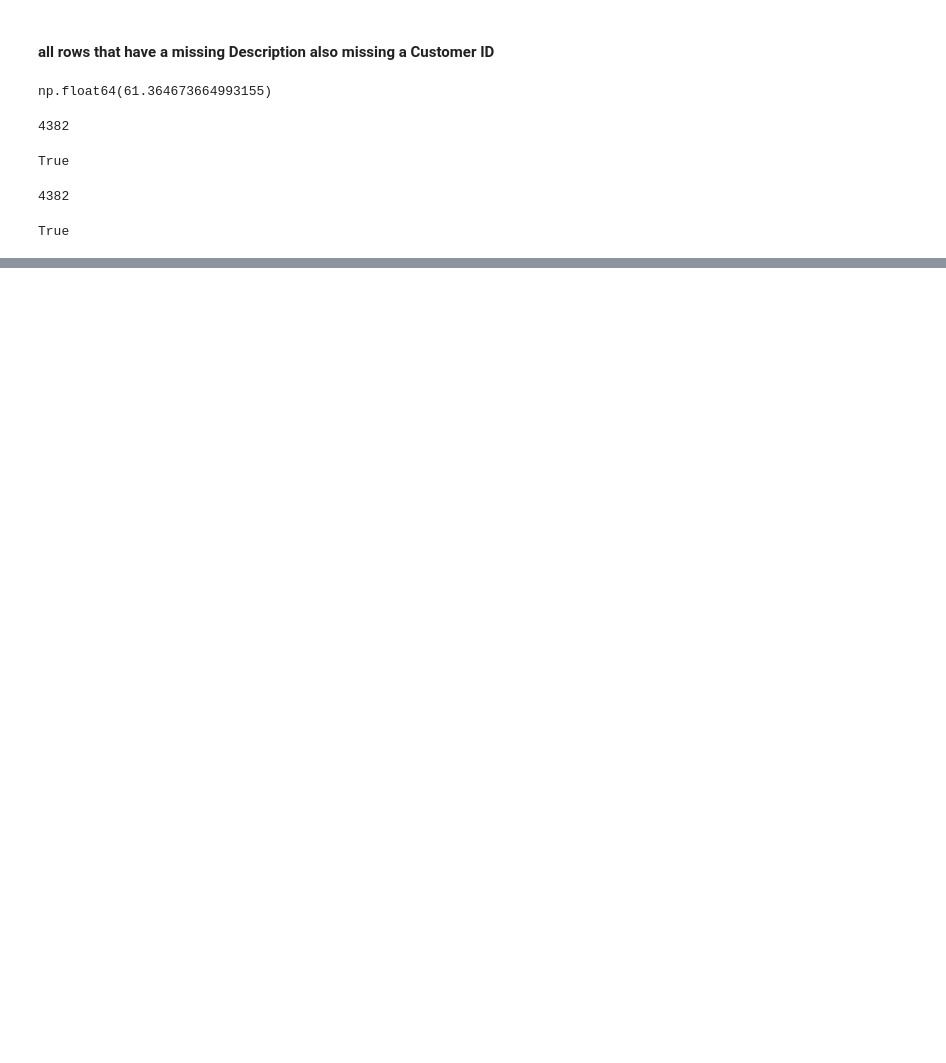
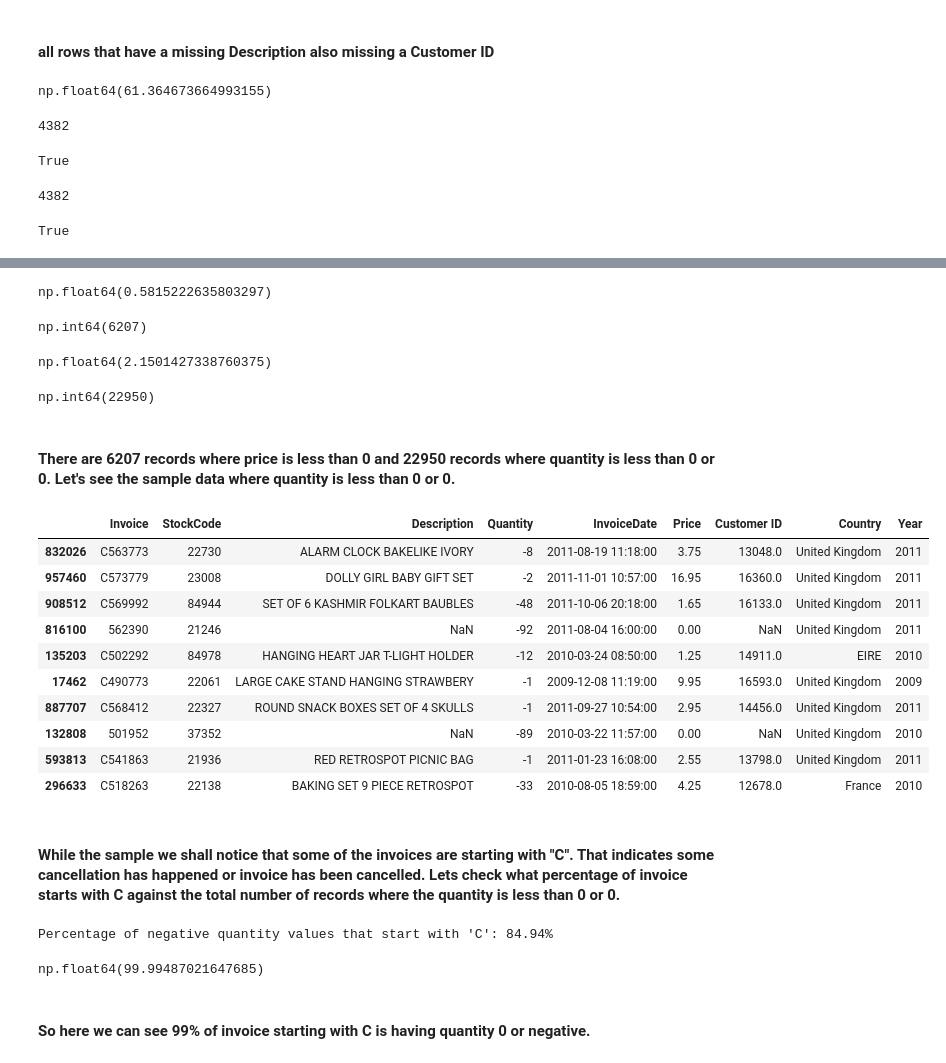
Before and after one commit to SahilLASKAR13/customer-segmentation-retention-analysis, a Jupyter notebook: notebook/CSRA.ipynb, the cells around one changed output, grey strips where cells are left out. Saved outputs shown, nothing was run; the diff lists cells and outputs as text; code cells hidden in the pictures; blank space fills up the shorter version.

```diff
--- a/notebook/CSRA.ipynb
+++ b/notebook/CSRA.ipynb
@@ -402,0 +449,44 @@ True
+# %%
+(df["Price"] <= 0).mean() * 100
+# %% [output]
+np.float64(0.5815222635803297)
+# %%
+(df["Price"] <= 0).sum()
+# %% [output]
+np.int64(6207)
+# %%
+(df["Quantity"] <= 0).mean() * 100
+# %% [output]
+np.float64(2.1501427338760375)
+# %%
+(df["Quantity"] <= 0).sum()
+# %% [output]
+np.int64(22950)
+# %% [markdown]
+#### There are 6207 records where price is less than 0 and 22950 records where quantity is less than 0 or 0. Let's see the sample data where quantity is less than 0 or 0.
+# %%
+df[df["Quantity"] <= 0].sample(10)
+# %% [output]
+|  | Invoice | StockCode | Description | Quantity | InvoiceDate | Price | Customer ID | Country | Year |
+| 832026 | C563773 | 22730 | ALARM CLOCK BAKELIKE IVORY | -8 | 2011-08-19 11:18:00 | 3.75 | 13048.0 | United Kingdom | 2011 |
+| 957460 | C573779 | 23008 | DOLLY GIRL BABY GIFT SET | -2 | 2011-11-01 10:57:00 | 16.95 | 16360.0 | United Kingdom | 2011 |
+| 908512 | C569992 | 84944 | SET OF 6 KASHMIR FOLKART BAUBLES | -48 | 2011-10-06 20:18:00 | 1.65 | 16133.0 | United Kingdom | 2011 |
+| 816100 | 562390 | 21246 | NaN | -92 | 2011-08-04 16:00:00 | 0.00 | NaN | United Kingdom | 2011 |
+| 135203 | C502292 | 84978 | HANGING HEART JAR T-LIGHT HOLDER | -12 | 2010-03-24 08:50:00 | 1.25 | 14911.0 | EIRE | 2010 |
+| 17462 | C490773 | 22061 | LARGE CAKE STAND HANGING STRAWBERY | -1 | 2009-12-08 11:19:00 | 9.95 | 16593.0 | United Kingdom | 2009 |
+| 887707 | C568412 | 22327 | ROUND SNACK BOXES SET OF 4 SKULLS | -1 | 2011-09-27 10:54:00 | 2.95 | 14456.0 | United Kingdom | 2011 |
+| 132808 | 501952 | 37352 | NaN | -89 | 2010-03-22 11:57:00 | 0.00 | NaN | United Kingdom | 2010 |
+| 593813 | C541863 | 21936 | RED RETROSPOT PICNIC BAG | -1 | 2011-01-23 16:08:00 | 2.55 | 13798.0 | United Kingdom | 2011 |
+| 296633 | C518263 | 22138 | BAKING SET 9 PIECE RETROSPOT | -33 | 2010-08-05 18:59:00 | 4.25 | 12678.0 | France | 2010 |
+# %% [markdown]
+#### While the sample we shall notice that some of the invoices are starting with "C". That indicates some cancellation has happened or invoice has been cancelled. Lets check what percentage of invoice starts with C against the total number of records where the quantity is less than 0 or 0.
+# %%
+print(f"Percentage of negative quantity values that start with 'C': {df[df['Quantity'] <= 0]['Invoice'].astype('str').str.startswith('C').mean() * 100:.2f}%")
+# %% [output]
+Percentage of negative quantity values that start with 'C': 84.94%
+# %%
+(df[df["Invoice"].astype("str").str.startswith("C")]["Quantity"] <= 0.).mean() * 100
+# %% [output]
+np.float64(99.99487021647685)
+# %% [markdown]
+#### So here we can see 99% of invoice starting with C is having quantity 0 or negative.
```
Also changed, not shown: parts of 12 cells of this notebook.
